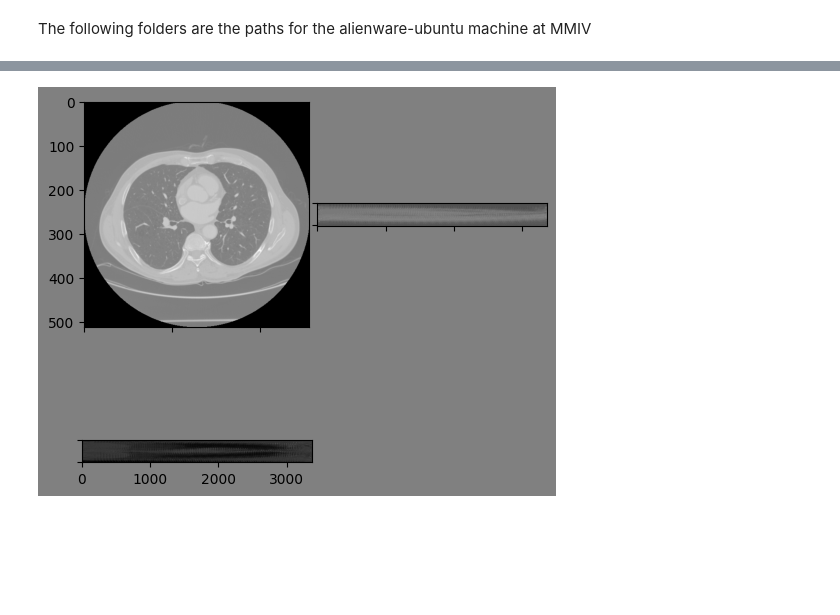
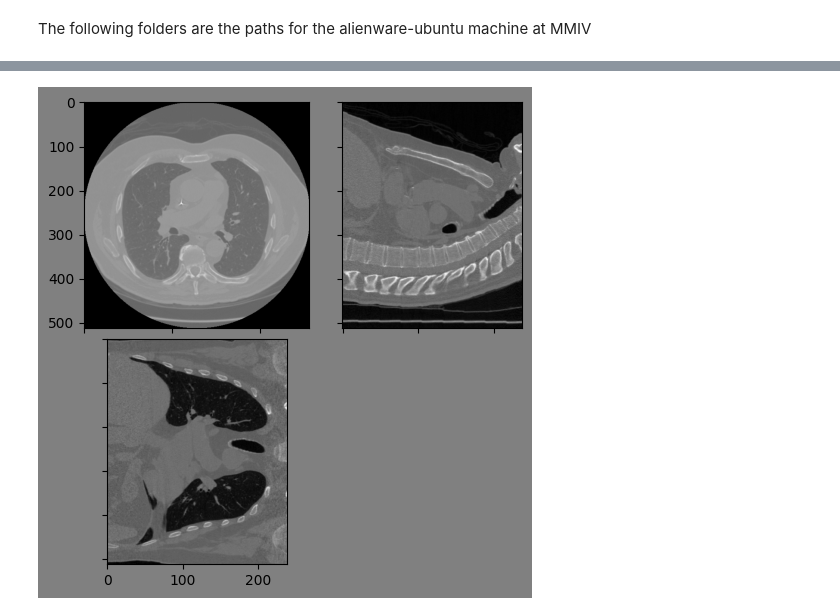
Before and after one commit to herissiv/lung-ai, a Jupyter notebook: sortdicom.ipynb, the cells around one changed output, grey strips where cells are left out. Saved outputs shown, nothing was run; the diff lists cells and outputs as text; code cells hidden in the pictures; blank space fills up the shorter version.

```diff
--- a/sortdicom.ipynb
+++ b/sortdicom.ipynb
@@ -26,8 +26,8 @@ def which_computer_folder(which_computer: str):
         raise ValueError
     return datafolder, outputfolder
 # %%
-# datafolder , outputfolder = which_computer_folder("mmiv")
-datafolder , outputfolder = which_computer_folder("home")
+datafolder , outputfolder = which_computer_folder("mmiv")
+# datafolder , outputfolder = which_computer_folder("home")
 # %%
 metadata = pd.read_csv(datafolder+"metadata.csv")
 columns = metadata.columns
@@ -88,8 +121,10 @@ IndentationError: unexpected indent (1868051230.py, line 18)
 # %%
 # make sure we only keep data that has the same shape as the first slice
-files = [a for a in files if a.get("PixelData") != None and a.pixel_array.shape == files[0].pixel_array.shape]
+for i in range(len(files)):
+    files[i] = [a for a in files[i] if a.get("PixelData") != None and a.pixel_array.shape == files[i][0].pixel_array.shape]
+#files = [a for a in files if a.get("PixelData") != None and a.pixel_array.shape == files[0].pixel_array.shape]
 
-print("file count: {}".format(len(files)))
+# print("file count: {}".format(len(files[0])))
 
 # make sure we sort the slices by SliceLocation or, if that does not exist by InstanceNumber
 def sortFunc(s):
@@ -99,7 +134,10 @@ def sortFunc(s):
         if "InstanceNumber" in s:
             return s.InstanceNumber
         return 0
-slices = sorted(files, key=sortFunc)
+
+sup_slices = [] #supremum, the list above
+
+for i in range(len(files)):
+    slices = sorted(files[i], key=sortFunc) #slices contains many dcm files, and is a list as well
+    sup_slices.append(slices)
 # print(slices[1].filename)
-for i in range(50):
-    print(slices[i].get_item(list(slices[0].keys())[21]))
@@ -124,49 +154,51 @@ file count: 3367
 # %%
 
 
 
+for sub_slices in sup_slices: #sub_slices = slices in this section in the original code at github
+    # pixel aspects, assuming all slices are the same
+    ps = sub_slices[0].get("PixelSpacing", [1,1])
+    ss = sub_slices[0].get("SliceThickness",1)
+    ax_aspect = ps[1]/ps[0]
+    sag_aspect = ps[1]/ss
+    cor_aspect = ps[0]/ss
 
+    # create 3D array
+    img_shape = list(sub_slices[0].pixel_array.shape)
+    img_shape.append(len(sub_slices))
+    img3d = np.zeros(img_shape)
 
+    # Creating and saving files as nii
+    nifti_image = nib.Nifti1Image(img3d, affine = np.eye(4))
+    nib.save(nifti_image,outputfolder+"/"+str(sub_slices[0].PatientID))
 
-# pixel aspects, assuming all slices are the same
-ps = slices[0].get("PixelSpacing", [1,1])
-ss = slices[0].get("SliceThickness",1)
-ax_aspect = ps[1]/ps[0]
-sag_aspect = ps[1]/ss
-cor_aspect = ps[0]/ss
+    # fill 3D array with the images from the files
+    for i, s in enumerate(sub_slices):
+        img2d = s.pixel_array
+        img3d[:, :, i] = img2d
 
-# create 3D array
-img_shape = list(slices[0].pixel_array.shape)
-img_shape.append(len(slices))
-img3d = np.zeros(img_shape)
+    # plot 3 orthogonal slices
+    fig=plt.figure(figsize=(6,6))
+    fig.patch.set_facecolor('gray')
+    gs1 = gridspec.GridSpec(2,2)
+    gs1.update(wspace=0.025, hspace=0.05)
 
-# fill 3D array with the images from the files
-for i, s in enumerate(slices):
-    img2d = s.pixel_array
-    img3d[:, :, i] = img2d
+    a1 = plt.subplot(gs1[0])
+    plt.imshow(img3d[:, :, img_shape[2]//2], cmap='gray')
+    a1.set_aspect(ax_aspect)
+    a1.set_xticklabels([])
 
-# plot 3 orthogonal slices
-fig=plt.figure(figsize=(6,6))
-fig.patch.set_facecolor('gray')
-gs1 = gridspec.GridSpec(2,2)
-gs1.update(wspace=0.025, hspace=0.05)
+    a2 = plt.subplot(gs1[1])
+    plt.imshow(img3d[:, img_shape[1]//2, :], cmap='gray')
+    a2.set_aspect(sag_aspect)
+    a2.set_xticklabels([])
+    a2.set_yticklabels([])
 
-a1 = plt.subplot(gs1[0])
-plt.imshow(img3d[:, :, img_shape[2]//2], cmap='gray')
-a1.set_aspect(ax_aspect)
-a1.set_xticklabels([])
+    a3 = plt.subplot(gs1[2])
+    plt.imshow(img3d[img_shape[0]//2, :, :], cmap='gray')
+    a3.set_aspect(cor_aspect)
+    a3.set_yticklabels([])
 
-a2 = plt.subplot(gs1[1])
-plt.imshow(img3d[:, img_shape[1]//2, :], cmap='gray')
-a2.set_aspect(sag_aspect)
-a2.set_xticklabels([])
-a2.set_yticklabels([])
-
-a3 = plt.subplot(gs1[2])
-plt.imshow(img3d[img_shape[0]//2, :, :], cmap='gray')
-a3.set_aspect(cor_aspect)
-a3.set_yticklabels([])
-
-plt.show()
+    plt.show()
 # %% [output]
-[figure, old version]
+[figure, new version]
```
Also changed, not shown: parts of 9 cells of this notebook, 1 other file.
